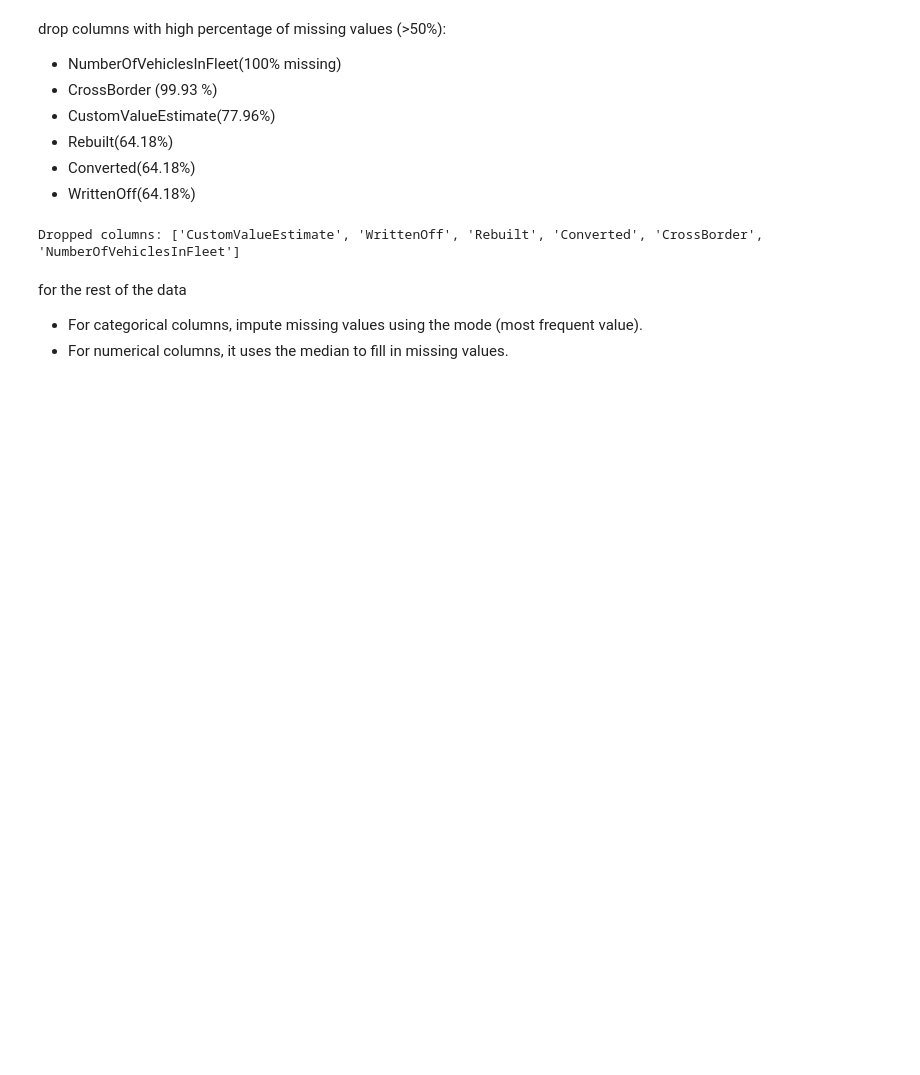
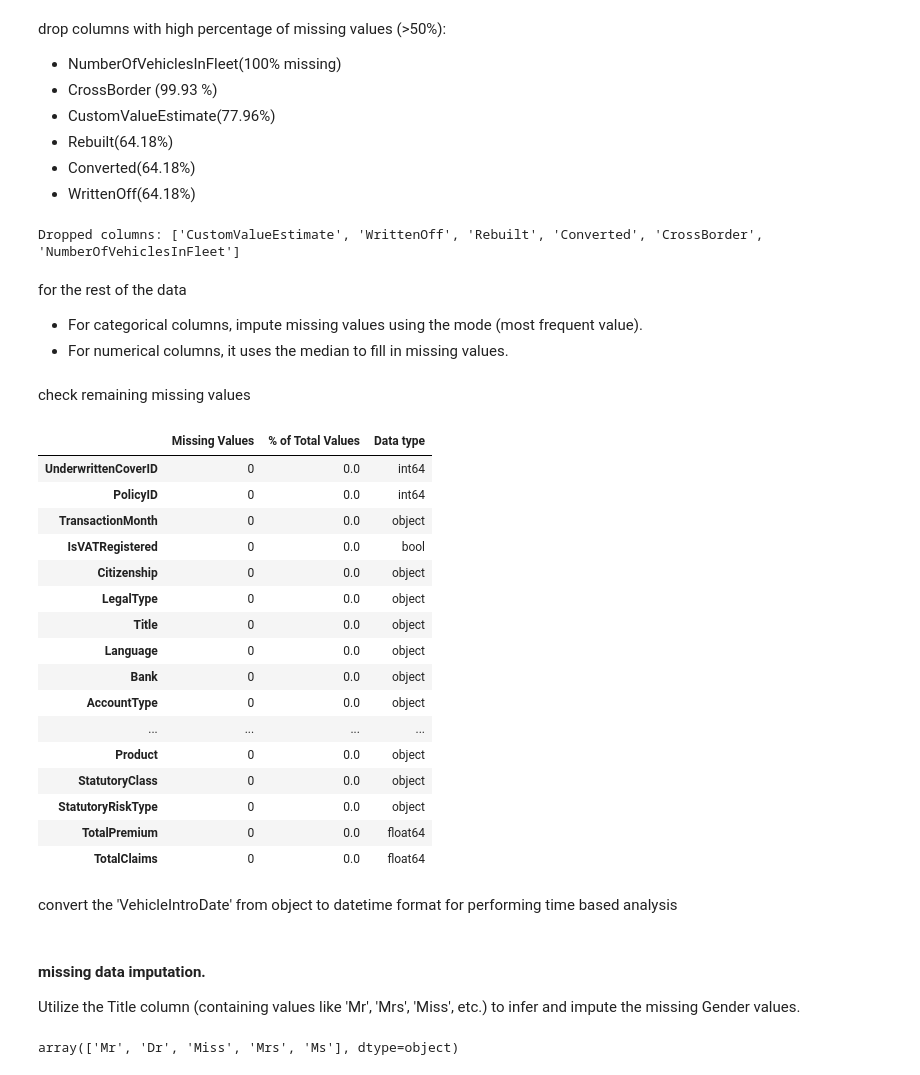
Before and after one commit to Gemechu90/AlphaCare-InsuranceAnalytics, a Jupyter notebook: notebooks/insurance_EDA.ipynb, the cells around one changed output. Drawn from its saved outputs; the diff is of its cells as text; code cells hidden in the pictures; blank space fills up the shorter version.

```diff
--- a/notebooks/insurance_EDA.ipynb
+++ b/notebooks/insurance_EDA.ipynb
@@ -216,3 +216,29 @@ for the rest of the data
 - For numerical columns, it uses the median to fill in missing values.
 # %%
 df= impute_missing_values(df_cleaned)
+# %% [markdown]
+check remaining missing values
+# %%
+# Data Quality Assessment. # total missing values and it's percentage
+missing_data = check_missing_values(df)
+missing_data
+# %% [output]
+|  | Missing Values | % of Total Values | Data type |
+| UnderwrittenCoverID | 0 | 0.0 | int64 |
+| PolicyID | 0 | 0.0 | int64 |
+| TransactionMonth | 0 | 0.0 | object |
+| IsVATRegistered | 0 | 0.0 | bool |
+| Citizenship | 0 | 0.0 | object |
+| LegalType | 0 | 0.0 | object |
+| Title | 0 | 0.0 | object |
+| Language | 0 | 0.0 | object |
+| Bank | 0 | 0.0 | object |
+| AccountType | 0 | 0.0 | object |
+| ... | ... | ... | ... |
+| Product | 0 | 0.0 | object |
+| StatutoryClass | 0 | 0.0 | object |
+| StatutoryRiskType | 0 | 0.0 | object |
+| TotalPremium | 0 | 0.0 | float64 |
+| TotalClaims | 0 | 0.0 | float64 |
+# %% [markdown]
+convert the 'VehicleIntroDate'  from object to  datetime format for performing time based analysis
@@ -218,0 +247,7 @@ df= impute_missing_values(df_cleaned)
+# %% [markdown]
+#### missing data imputation.
+Utilize the Title column (containing values like 'Mr', 'Mrs', 'Miss', etc.) to infer and impute the missing Gender values.
+# %%
+df['Title'].unique()
+# %% [output]
+array(['Mr', 'Dr', 'Miss', 'Mrs', 'Ms'], dtype=object)
```
Also changed, not shown: parts of 1 cell of this notebook.
